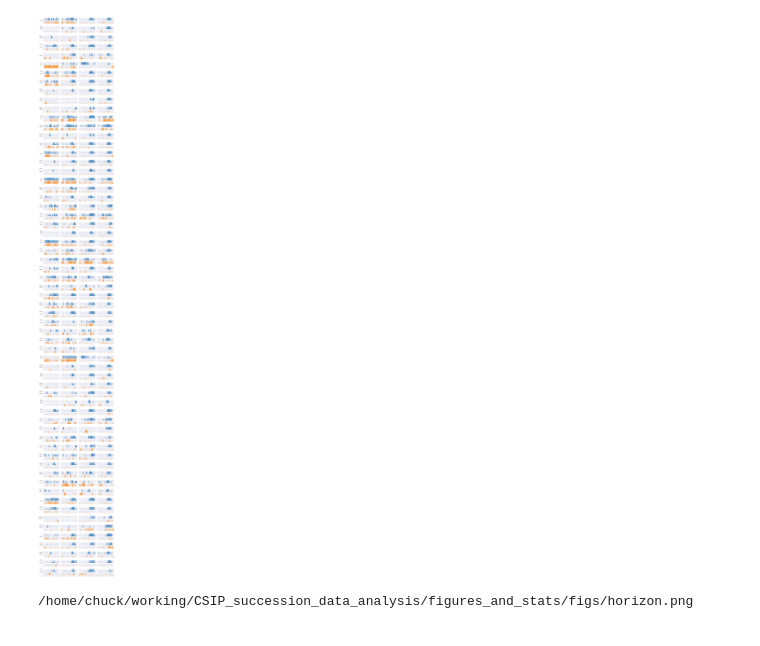
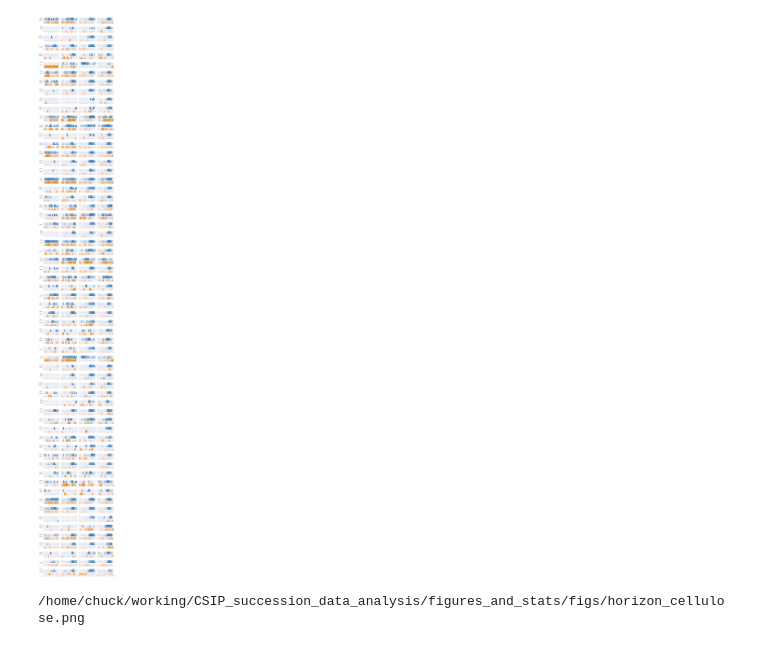
Before and after one commit to chuckpr/CSIP_succession_data_analysis, a Jupyter notebook: figures_and_stats/horizon_chart.ipynb, the cells around one changed output. Cells and saved outputs as stored; diff of their text form; code cells hidden in the pictures.

Commit message:
alpha and nbands changed

```diff
--- a/figures_and_stats/horizon_chart.ipynb
+++ b/figures_and_stats/horizon_chart.ipynb
@@ -71,34 +71,34 @@ gs.hspace = 0.50
 
 treatments = ["13CCPS", "12CCPS"]
 c = {"13CCPS" : "#377eb8",
      "12CCPS" : "#ff7f00"}
 
 days = [3, 7, 14, 30]
 
 for gsi, otu in enumerate(otus):
     gs0 = gridspec.GridSpecFromSubplotSpec(2, 4, wspace=0.05, subplot_spec=gs[gsi, 0])
 
     for j, d in enumerate(days):
         mdf_otu = mdf[(mdf["OTU"]==otu)&(mdf["Day"]==d)&(mdf["Treatment"].isin(treatments))]
         A_max = mdf_otu["RelativeAbundance"].max()
 
         for i, t in enumerate(treatments):
             ax = plt.Subplot(f, gs0[i,j])
             ax.locator_params(axis="y", nbins=2)
             ax.set_xlim(1.66,1.76)
             f.add_subplot(ax)
 
             if i == 1 or j > 0:
                 ax.set_yticklabels([])
             if gsi < len(otus)-1 or i == 0:
                 ax.set_xticklabels([])
 
             plot_horizon(mdf_otu[mdf["Treatment"]==t].sort("Density"),
                          ax,
                          A_max = A_max,
-                         nbands = 10,
-                         alpha = 0.20,
+                         nbands = 50,
+                         alpha = 0.05,
                          color = c[t])
 # %% [output]
-[figure, old version]
+[figure, new version]
 # %%
@@ -106,4 +106,4 @@ f.savefig("figs/horizon.png")
 # %%
-FileLink("figs/horizon.png")
+FileLink("figs/horizon_cellulose.png")
 # %% [output]
-/home/chuck/working/CSIP_succession_data_analysis/figures_and_stats/figs/horizon.png
+/home/chuck/working/CSIP_succession_data_analysis/figures_and_stats/figs/horizon_cellulose.png
```
Also changed, not shown: parts of 1 cell of this notebook.
